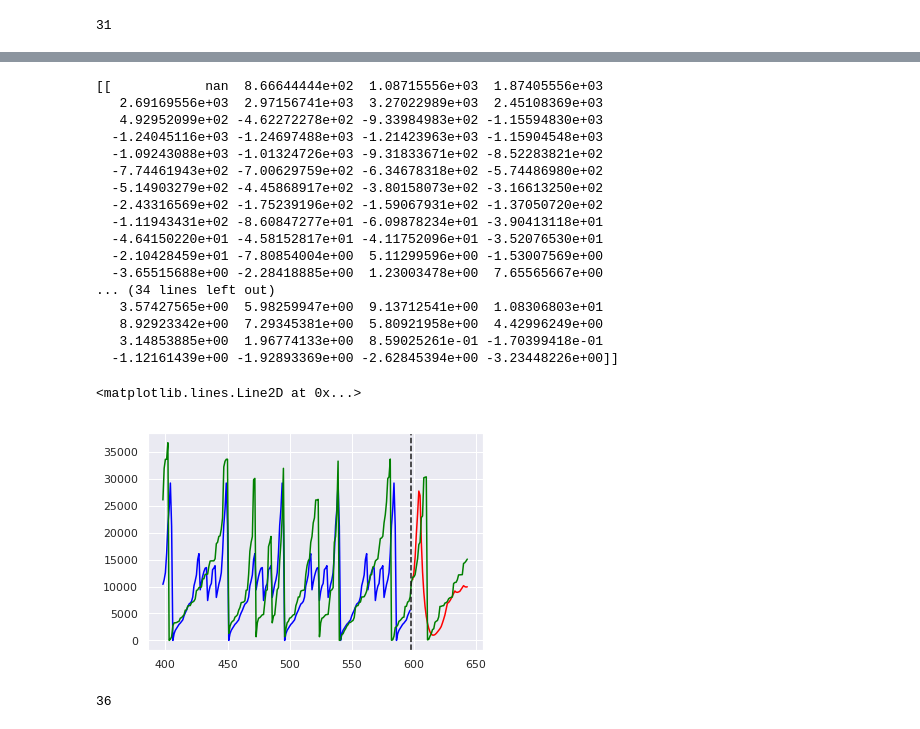
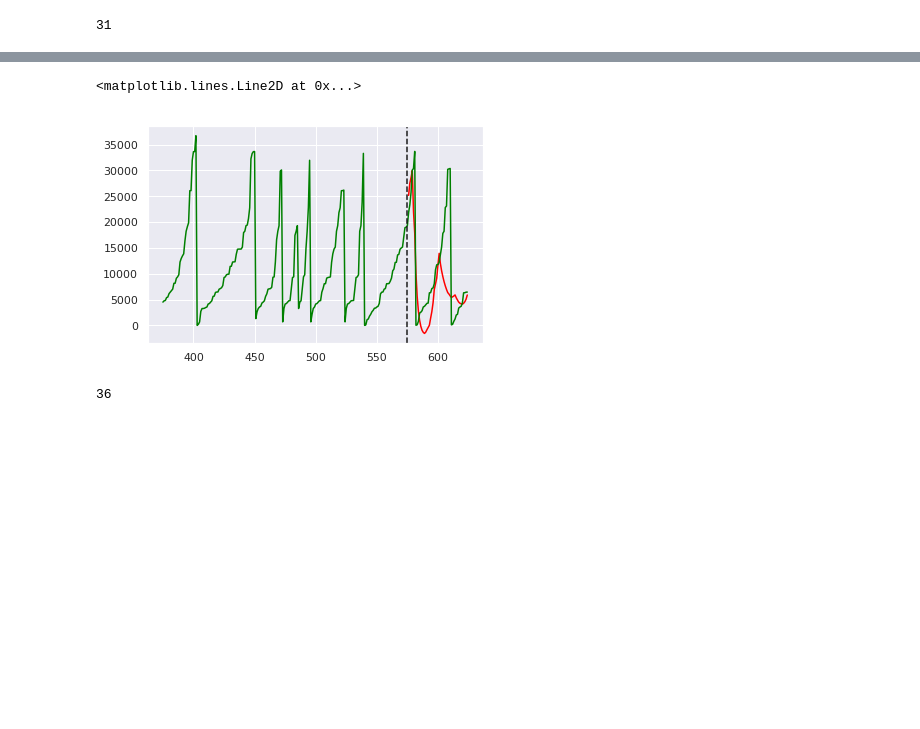
Before and after one commit to DaniilRoman/predictiveAnalyticsForTimeSeries, a Jupyter notebook: data/notebooks/diplom.ipynb, the cells around one changed output, grey strips where cells are left out. Saved outputs shown, nothing was run; the diff lists cells and outputs as text; code cells hidden in the pictures; blank space fills up the shorter version.

```diff
--- a/data/notebooks/diplom.ipynb
+++ b/data/notebooks/diplom.ipynb
@@ -686,6 +686,8 @@ bestPeriod: 46
 153 - 200
 <matplotlib.lines.Line2D at 0x...>
 [figure]
+# %%
+seasonal = seasonal_decompose(series, model='aditive', freq=30)
 # %%
 def getPredict(series, period):
     seasonal = seasonal_decompose(series, model='aditive', freq=period).seasonal
@@ -716,38 +718,21 @@ def getSeries(left, right):
     return series, oldSeries
 # %%
 # piplain для подсчета
-left = 398
+left = 375
 right = left + 200
 count = right - left
 series, oldSeries = getSeries(left, right)
-period = 45
+period = 71
 
 seasonal, predict = getPredict(series, period)
 
-plt.plot(seasonal, 'blue')
-plt.plot(range(right, right + len(predict)), predict, 'red')
-plt.plot(oldSeries[left:right + len(predict)], 'green')
+# plt.plot(seasonal, 'blue')
+plt.plot(range(right, right + len(predict))[:50], predict[:50], 'red')
+plt.plot(oldSeries[left:right + len(predict)][:-22], 'green')
 plt.axvline(right, color='k', linestyle='--')
 # %% [output]
-[[            nan  8.66644444e+02  1.08715556e+03  1.87405556e+03
-   2.69169556e+03  2.97156741e+03  3.27022989e+03  2.45108369e+03
-   4.92952099e+02 -4.62272278e+02 -9.33984983e+02 -1.15594830e+03
-  -1.24045116e+03 -1.24697488e+03 -1.21423963e+03 -1.15904548e+03
-  -1.09243088e+03 -1.01324726e+03 -9.31833671e+02 -8.52283821e+02
-  -7.74461943e+02 -7.00629759e+02 -6.34678318e+02 -5.74486980e+02
-  -5.14903279e+02 -4.45868917e+02 -3.80158073e+02 -3.16613250e+02
-  -2.43316569e+02 -1.75239196e+02 -1.59067931e+02 -1.37050720e+02
-  -1.11943431e+02 -8.60847277e+01 -6.09878234e+01 -3.90413118e+01
-  -4.64150220e+01 -4.58152817e+01 -4.11752096e+01 -3.52076530e+01
-  -2.10428459e+01 -7.80854004e+00  5.11299596e+00 -1.53007569e+00
-  -3.65515688e+00 -2.28418885e+00  1.23003478e+00  7.65565667e+00
-... (34 lines left out)
-   3.57427565e+00  5.98259947e+00  9.13712541e+00  1.08306803e+01
-   8.92923342e+00  7.29345381e+00  5.80921958e+00  4.42996249e+00
-   3.14853885e+00  1.96774133e+00  8.59025261e-01 -1.70399418e-01
-  -1.12161439e+00 -1.92893369e+00 -2.62845394e+00 -3.23448226e+00]]
+<matplotlib.lines.Line2D at 0x...>
-<matplotlib.lines.Line2D at 0x...>
-[figure, old version]
+[figure, new version]
 # %%
 #real time attempt
 # piplain для подсчета
```
Also changed, not shown: parts of 1 cell of this notebook, 5 other files.
